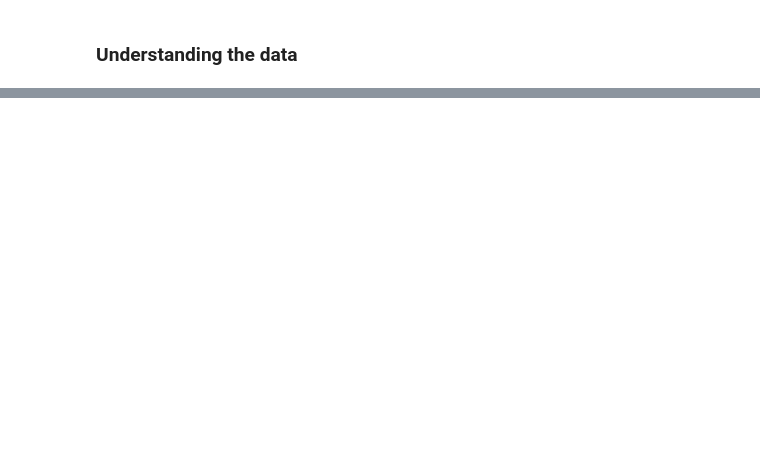
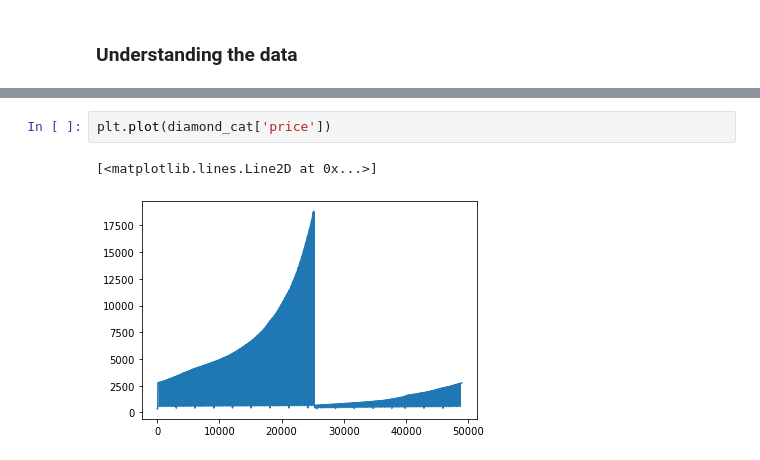
Before and after one commit to carlarbj/pricing_diamonds, a Jupyter notebook: diamond_price_prediction.ipynb, the cells around one changed output, grey strips where cells are left out. Drawn from its saved outputs; the diff is of its cells as text; blank space fills up the shorter version.

```diff
--- a/diamond_price_prediction.ipynb
+++ b/diamond_price_prediction.ipynb
@@ -35,3 +63,8 @@ diamond_cat.describe()
 | 50% | 0.700000 | 61.800000 | 57.000000 | 2401.000000 | 5.690000 | 5.710000 | 3.520000 |
 | 75% | 1.040000 | 62.500000 | 59.000000 | 5331.250000 | 6.540000 | 6.540000 | 4.040000 |
 | max | 5.010000 | 79.000000 | 95.000000 | 18823.000000 | 10.740000 | 58.900000 | 31.800000 |
+# %%
+plt.plot(diamond_cat['price'])
+# %% [output]
+[<matplotlib.lines.Line2D at 0x...>]
+[figure, added]
```
Also changed, not shown: parts of 9 cells of this notebook, 1 other file.
